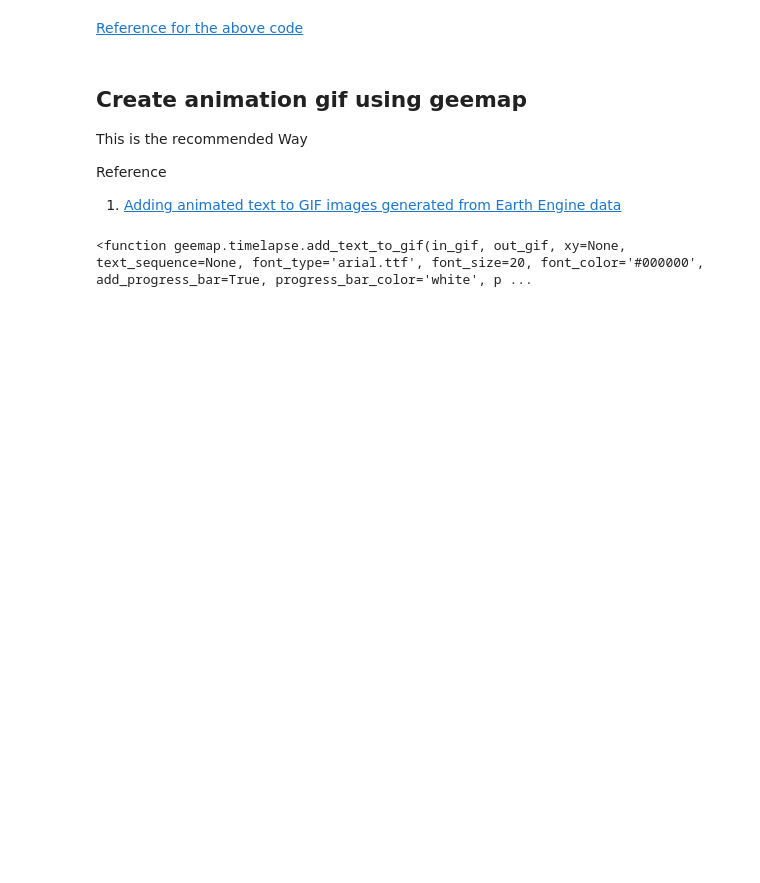
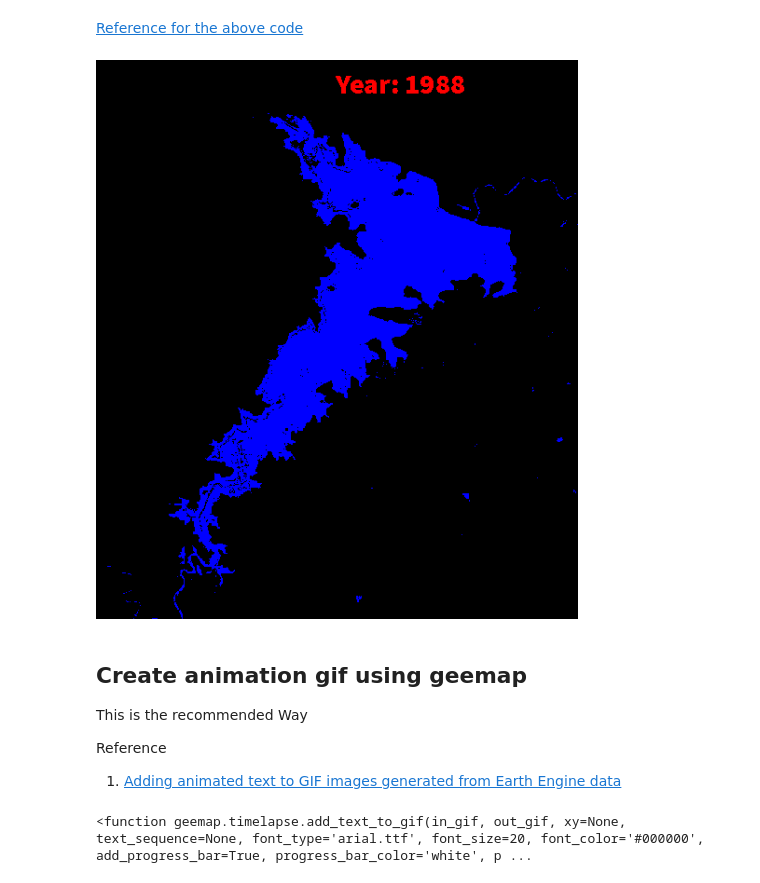
Before and after one commit to kavyajeetbora/monitoring_water_surface_area, a Jupyter notebook: notebooks/monitoring_inland_water_area_v2.ipynb, the cells around one changed output. Cells and saved outputs as stored; diff of their text form; code cells hidden in the pictures; blank space fills up the shorter version.

```diff
--- a/notebooks/monitoring_inland_water_area_v2.ipynb
+++ b/notebooks/monitoring_inland_water_area_v2.ipynb
@@ -257,6 +257,9 @@ def label_gif_images(gif_file, labels, font_size=30):
 [Reference for the above code](https://stackoverflow.com/a/63768149/6819442)
 # %%
 label_gif_images("surface_water.gif", df.year)
+IpyImage("new.gif")
+# %% [output]
+[figure, added]
 # %% [markdown]
 ## Create animation gif using geemap
 
```
Also changed, not shown: parts of 5 cells of this notebook.
